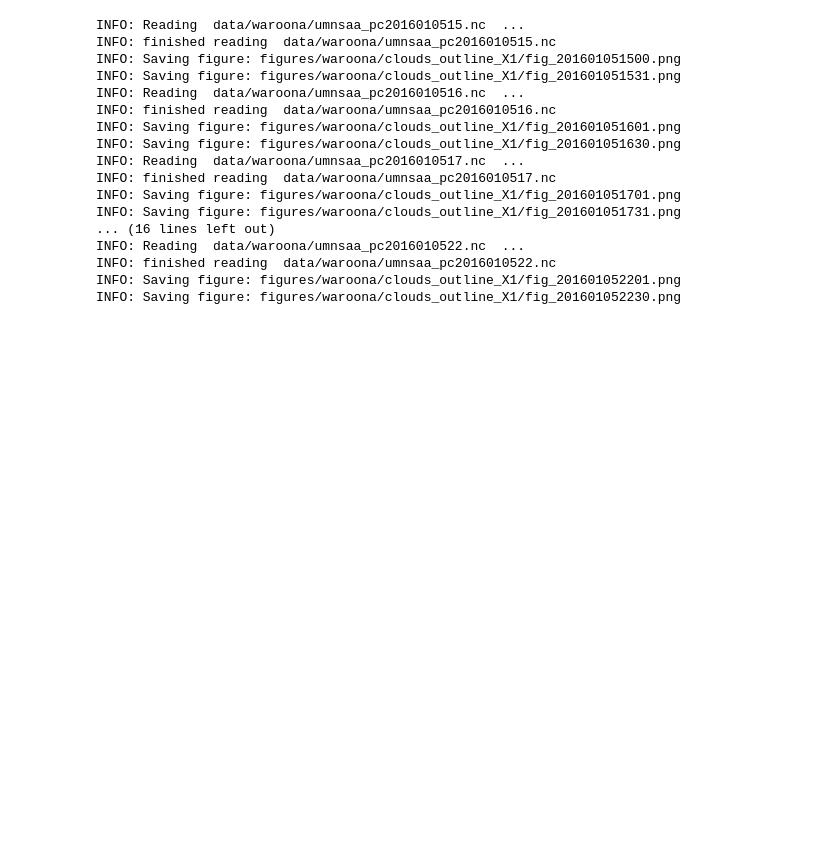
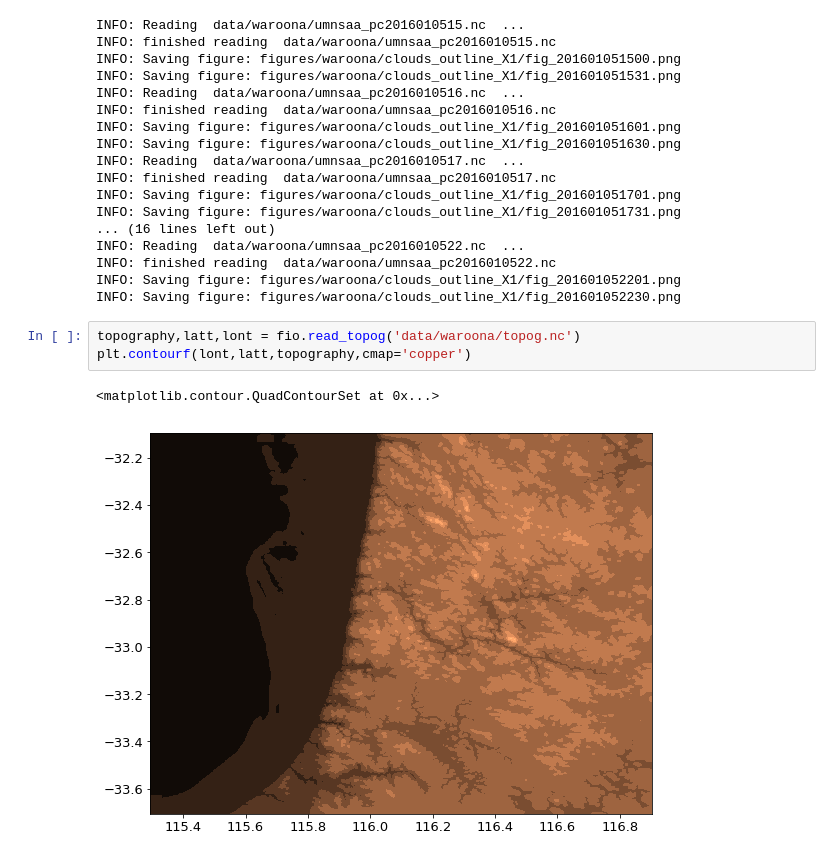
Before and after one commit to jibbals/accessfires, a Jupyter notebook: animators.ipynb, the cells around one changed output. Drawn from its saved outputs; the diff is of its cells as text; blank space fills up the shorter version.

```diff
--- a/animators.ipynb
+++ b/animators.ipynb
@@ -445,3 +499,9 @@ INFO: Reading  data/waroona/umnsaa_pc2016010522.nc  ...
 INFO: finished reading  data/waroona/umnsaa_pc2016010522.nc
 INFO: Saving figure: figures/waroona/clouds_outline_X1/fig_201601052201.png
 INFO: Saving figure: figures/waroona/clouds_outline_X1/fig_201601052230.png
+# %%
+topography,latt,lont = fio.read_topog('data/waroona/topog.nc')
+plt.contourf(lont,latt,topography,cmap='copper')
+# %% [output]
+<matplotlib.contour.QuadContourSet at 0x...>
+[figure, added]
```
Also changed, not shown: parts of 10 cells of this notebook, 6 other files.
